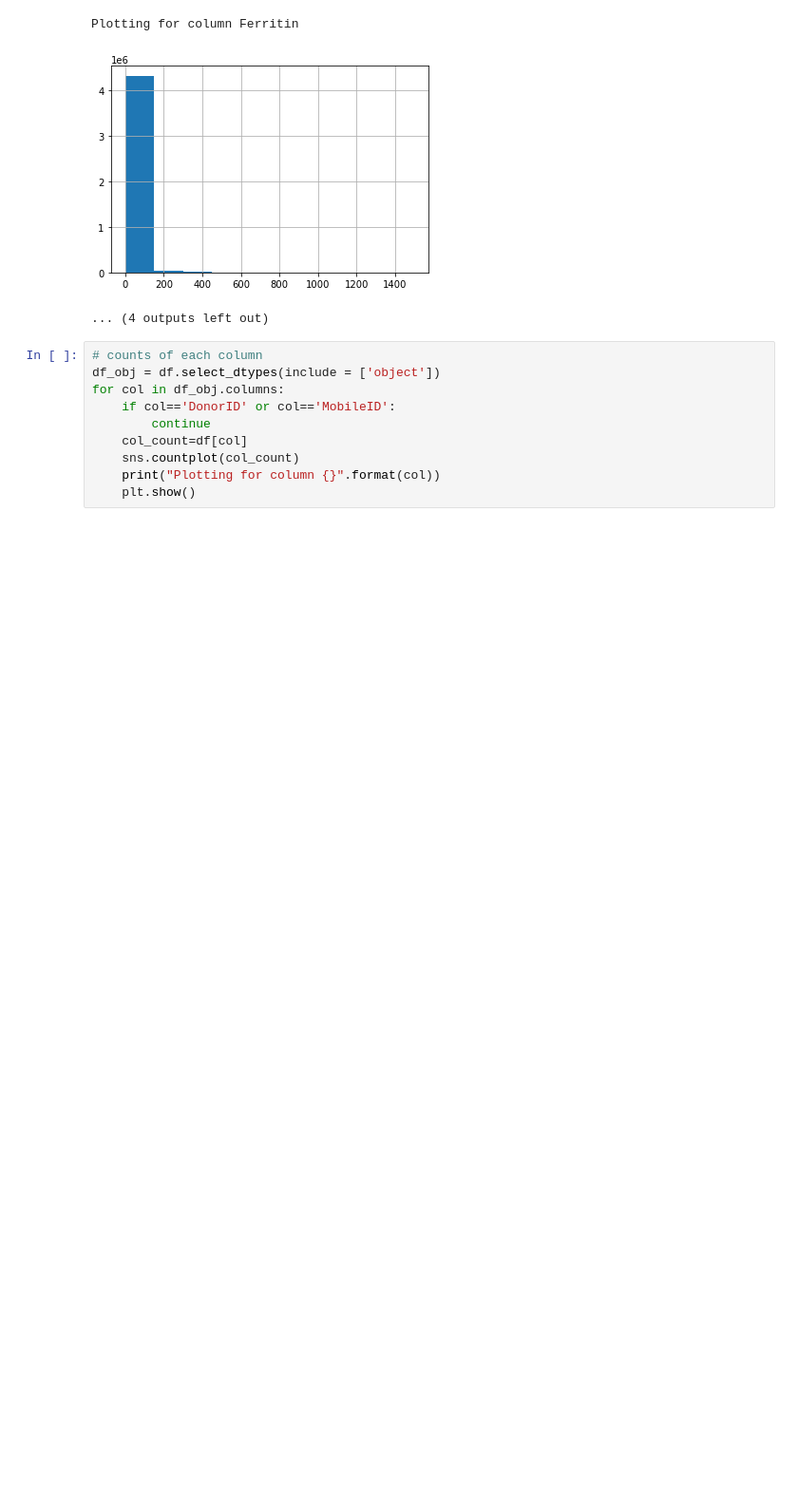
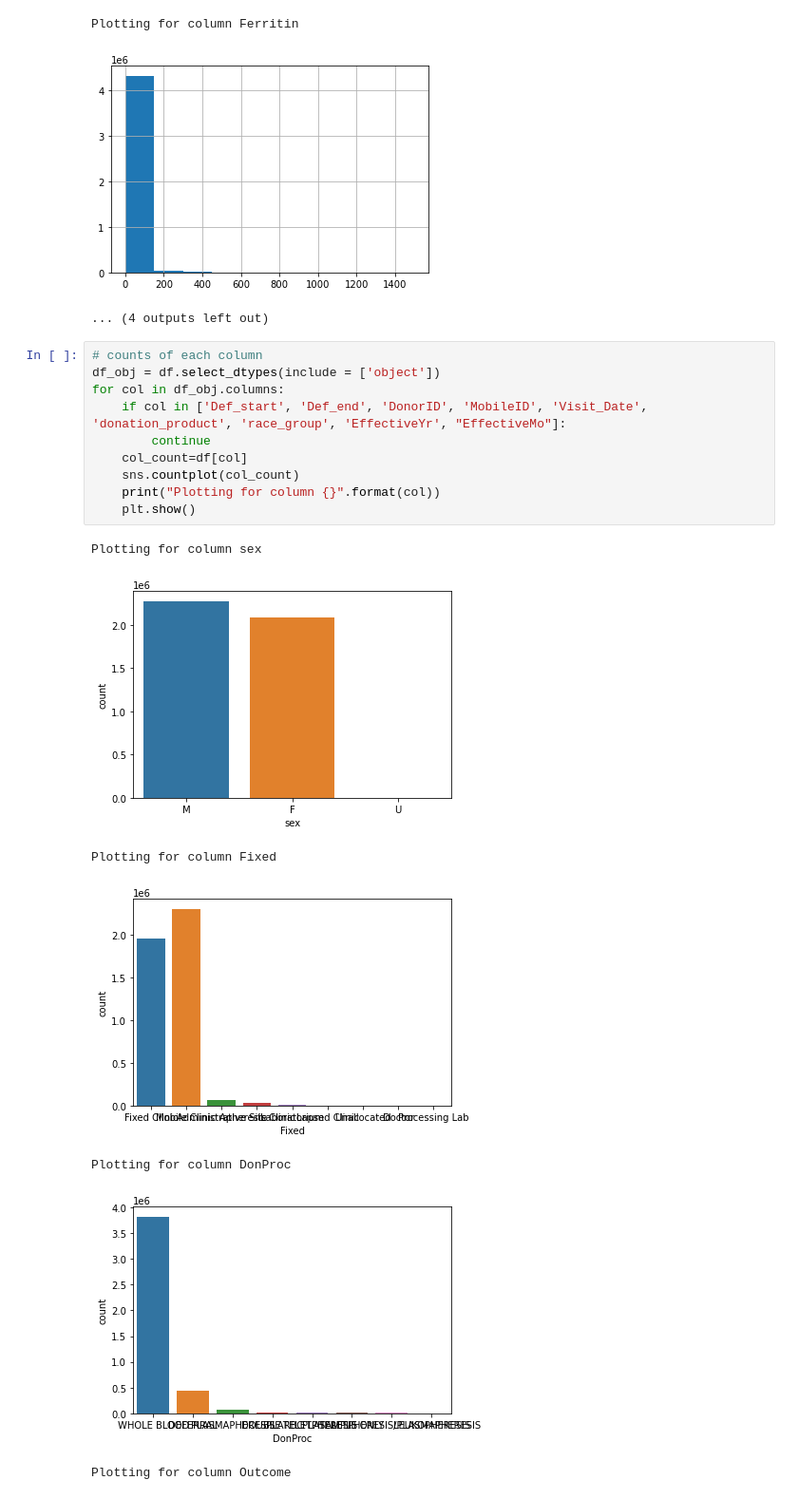
Before and after one commit to altonrus/donor-return-dynamics, a Jupyter notebook: 2_scripts/SANBS_explore.ipynb, the cells around one changed output. Shown: that part at 95% size. Saved outputs shown, nothing was run; the diff lists cells and outputs as text; blank space fills up the shorter version.

```diff
--- a/2_scripts/SANBS_explore.ipynb
+++ b/2_scripts/SANBS_explore.ipynb
@@ -116,10 +116,18 @@ Plotting for column Ferritin
 # %%
 # counts of each column
 df_obj = df.select_dtypes(include = ['object'])
 for col in df_obj.columns:
-    if col=='DonorID' or col=='MobileID':
+    if col in ['Def_start', 'Def_end', 'DonorID', 'MobileID', 'Visit_Date', 'donation_product', 'race_group', 'EffectiveYr', "EffectiveMo"]:
         continue
     col_count=df[col]
     sns.countplot(col_count)
     print("Plotting for column {}".format(col))
     plt.show()
+# %% [output]
+Plotting for column sex
+[figure, added]
+Plotting for column Fixed
+[figure, added]
+Plotting for column DonProc
+[figure, added]
+Plotting for column Outcome
```
Also changed, not shown: parts of 1 cell of this notebook.
